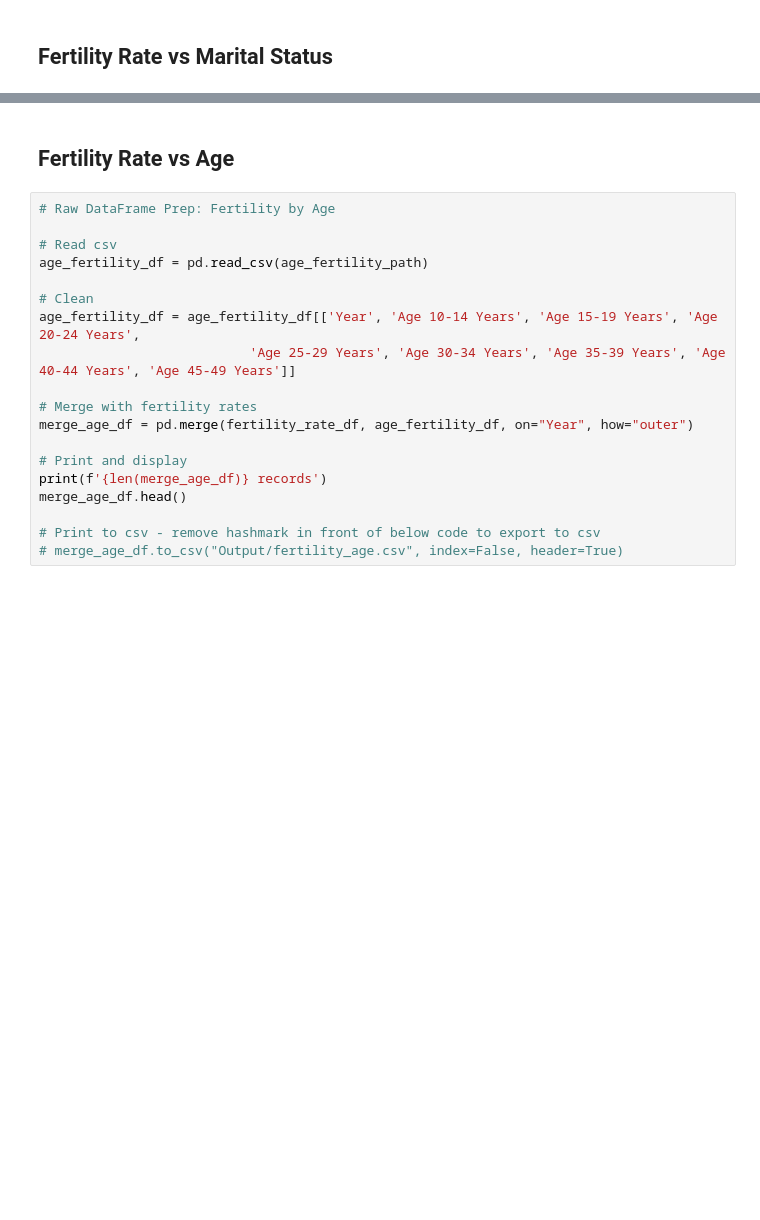
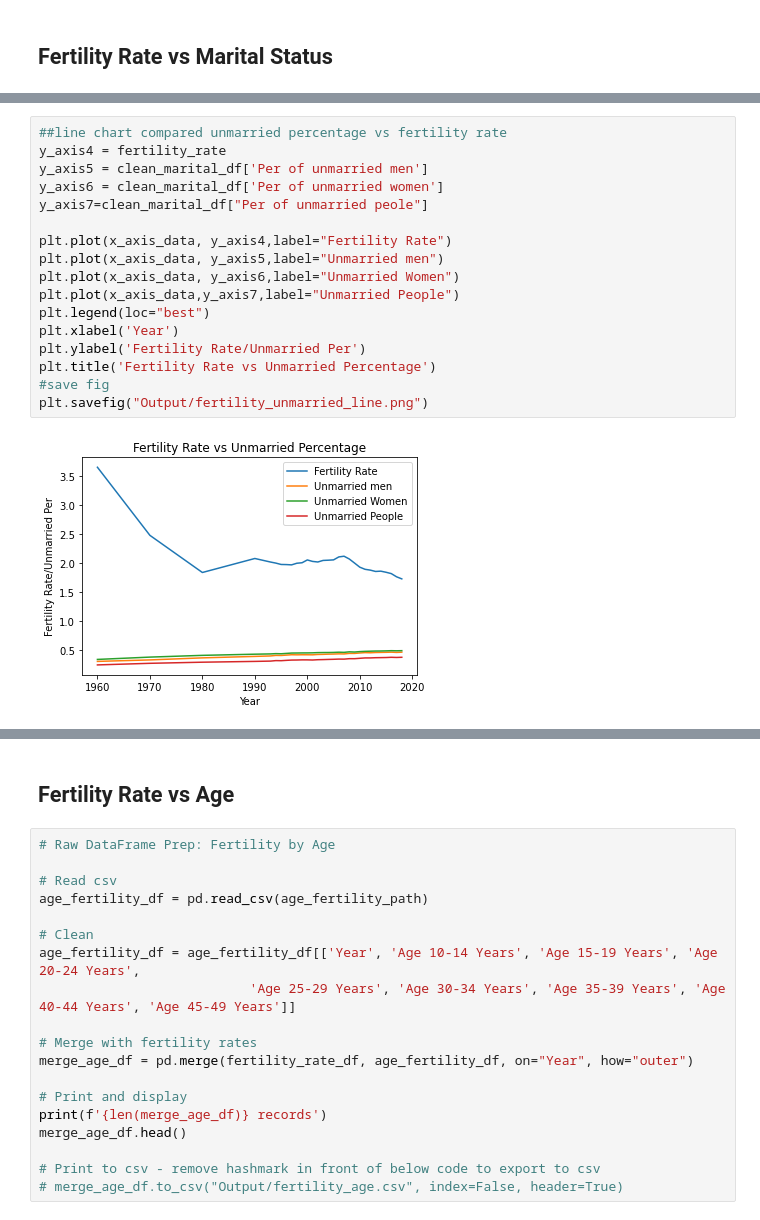
Before and after one commit to vlee2020/UCI-Project1-Group5, a Jupyter notebook: team5.ipynb, the cells around one changed output, grey strips where cells are left out. Saved outputs shown, nothing was run; the diff lists cells and outputs as text; blank space fills up the shorter version.

```diff
--- a/team5.ipynb
+++ b/team5.ipynb
@@ -127,0 +261,19 @@ merge_marital_df.to_csv("Output/marital_status.csv", index=False, header=True)
+# %%
+##line chart compared unmarried percentage vs fertility rate
+y_axis4 = fertility_rate
+y_axis5 = clean_marital_df['Per of unmarried men']
+y_axis6 = clean_marital_df['Per of unmarried women']
+y_axis7=clean_marital_df["Per of unmarried peole"]
+
+plt.plot(x_axis_data, y_axis4,label="Fertility Rate")
+plt.plot(x_axis_data, y_axis5,label="Unmarried men")
+plt.plot(x_axis_data, y_axis6,label="Unmarried Women")
+plt.plot(x_axis_data,y_axis7,label="Unmarried People")
+plt.legend(loc="best")
+plt.xlabel('Year')
+plt.ylabel('Fertility Rate/Unmarried Per')
+plt.title('Fertility Rate vs Unmarried Percentage')
+#save fig
+plt.savefig("Output/fertility_unmarried_line.png")
+# %% [output]
+[figure, added]
```
Also changed, not shown: parts of 17 cells of this notebook.
